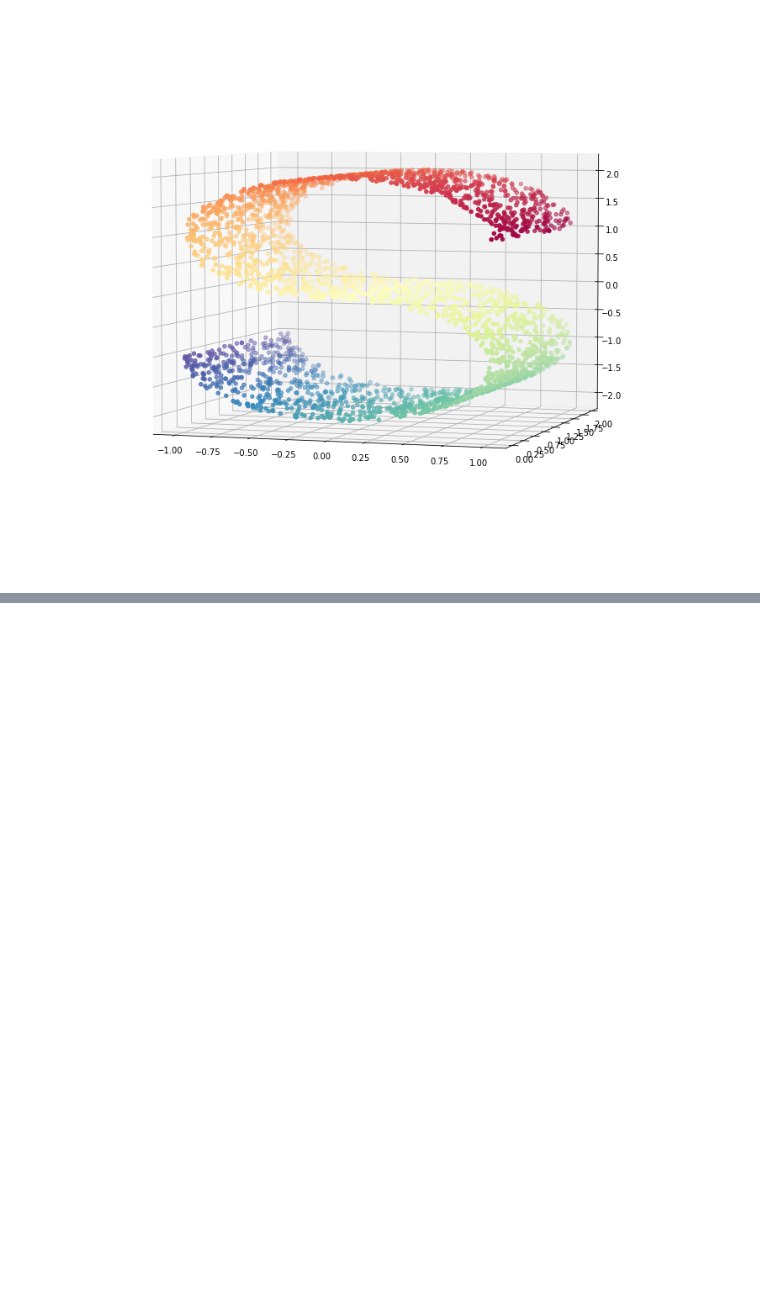
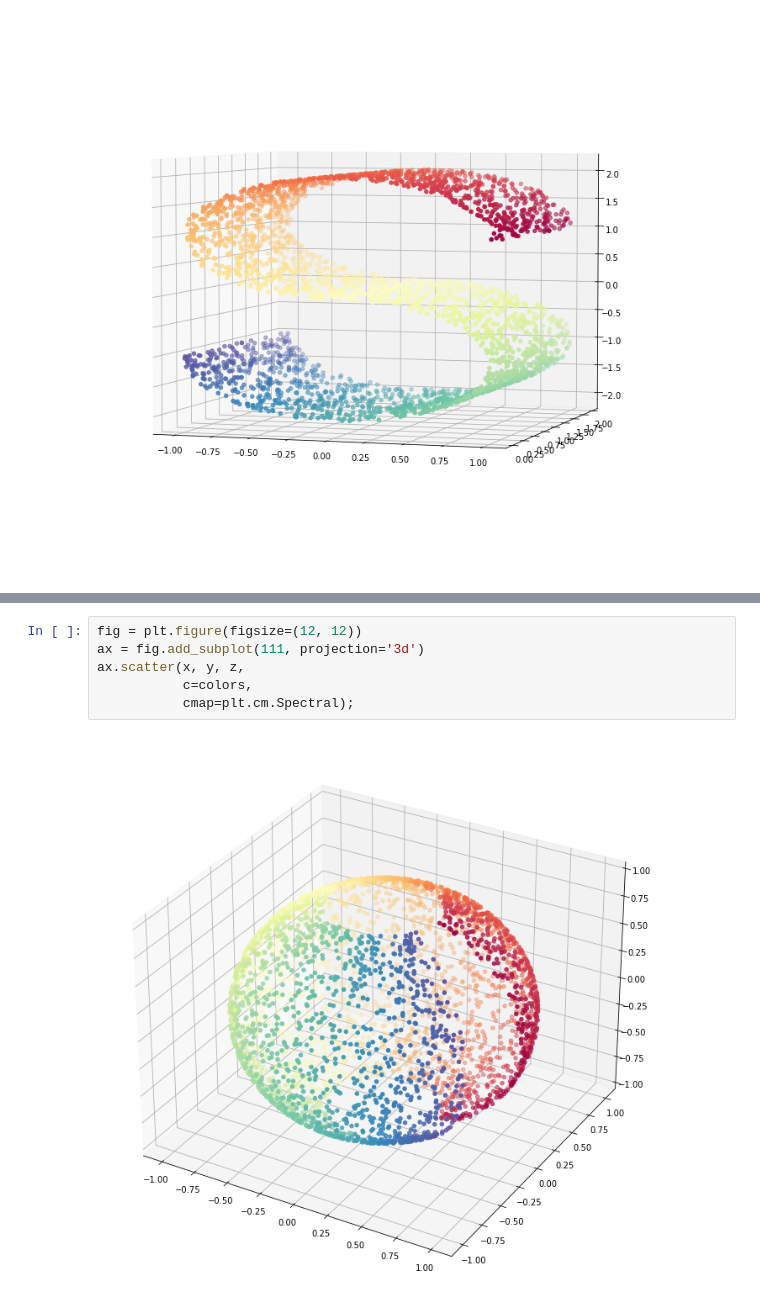
Before and after one commit to itamarb123/Laplacian-Eigenmaps, a Jupyter notebook: Laplacian-Eigenmaps-Dimensionality-Reduction.ipynb, the cells around one changed output, grey strips where cells are left out. Saved outputs shown, nothing was run; the diff lists cells and outputs as text; blank space fills up the shorter version.

```diff
--- a/Laplacian-Eigenmaps-Dimensionality-Reduction.ipynb
+++ b/Laplacian-Eigenmaps-Dimensionality-Reduction.ipynb
@@ -133 +160,9 @@ this is adj matrix:
+# %%
+fig = plt.figure(figsize=(12, 12))
+ax = fig.add_subplot(111, projection='3d')
+ax.scatter(x, y, z,
+           c=colors,
+           cmap=plt.cm.Spectral);
+# %% [output]
+[figure, added]
 # %%
```
Also changed, not shown: parts of 10 cells of this notebook.
